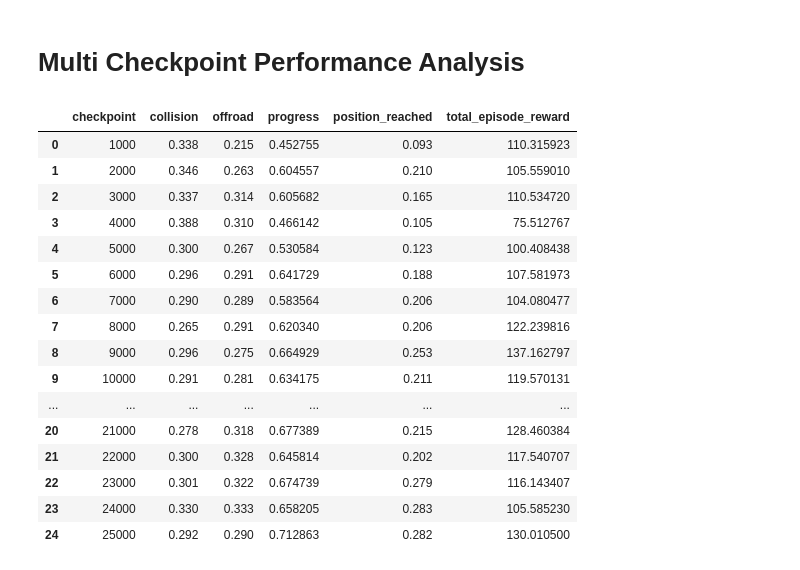
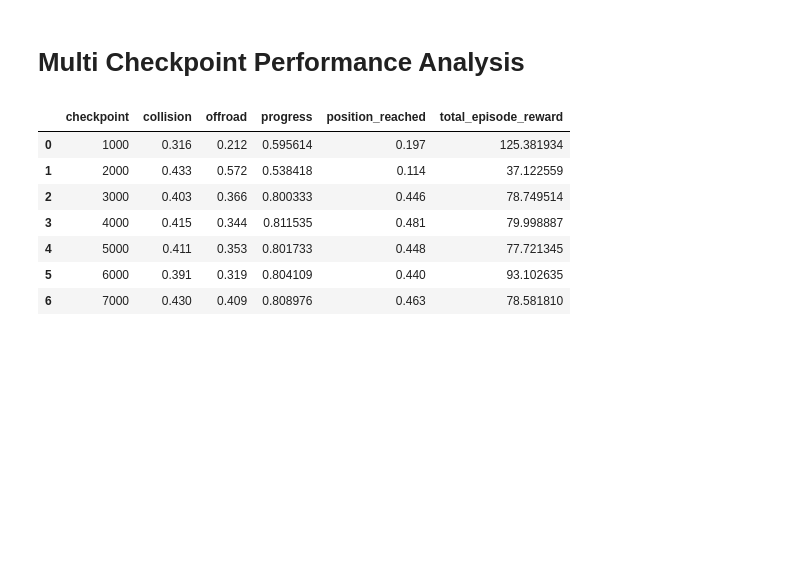
Before and after one commit to safehold17/Implicit-CL, a Jupyter notebook: evaluation/multi_checkpoint_performance_analysis.ipynb, the cells around one changed output. Cells and saved outputs as stored; diff of their text form; code cells hidden in the pictures; blank space fills up the shorter version.

```diff
--- a/evaluation/multi_checkpoint_performance_analysis.ipynb
+++ b/evaluation/multi_checkpoint_performance_analysis.ipynb
@@ -71,27 +71,18 @@ def plot_metric_curves(summary_df: pd.DataFrame, metric_columns: list[str]) -> N
     ax.legend()
     plt.show()
 # %%
-evaluation_dir = Path("/home/chen/thesis/Experiments/Baseline-1/evaluation")
+evaluation_dir = Path("/home/chen/thesis/Experiments/Baseline-10K-512steps/evaluation")
 summary_df = load_checkpoint_means(evaluation_dir)
 summary_df
 # %% [output]
 |  | checkpoint | collision | offroad | progress | position_reached | total_episode_reward |
-| 0 | 1000 | 0.338 | 0.215 | 0.452755 | 0.093 | 110.315923 |
-| 1 | 2000 | 0.346 | 0.263 | 0.604557 | 0.210 | 105.559010 |
-| 2 | 3000 | 0.337 | 0.314 | 0.605682 | 0.165 | 110.534720 |
-| 3 | 4000 | 0.388 | 0.310 | 0.466142 | 0.105 | 75.512767 |
-| 4 | 5000 | 0.300 | 0.267 | 0.530584 | 0.123 | 100.408438 |
-| 5 | 6000 | 0.296 | 0.291 | 0.641729 | 0.188 | 107.581973 |
-| 6 | 7000 | 0.290 | 0.289 | 0.583564 | 0.206 | 104.080477 |
-| 7 | 8000 | 0.265 | 0.291 | 0.620340 | 0.206 | 122.239816 |
-| 8 | 9000 | 0.296 | 0.275 | 0.664929 | 0.253 | 137.162797 |
-| 9 | 10000 | 0.291 | 0.281 | 0.634175 | 0.211 | 119.570131 |
-| ... | ... | ... | ... | ... | ... | ... |
-| 20 | 21000 | 0.278 | 0.318 | 0.677389 | 0.215 | 128.460384 |
-| 21 | 22000 | 0.300 | 0.328 | 0.645814 | 0.202 | 117.540707 |
-| 22 | 23000 | 0.301 | 0.322 | 0.674739 | 0.279 | 116.143407 |
-| 23 | 24000 | 0.330 | 0.333 | 0.658205 | 0.283 | 105.585230 |
-| 24 | 25000 | 0.292 | 0.290 | 0.712863 | 0.282 | 130.010500 |
+| 0 | 1000 | 0.316 | 0.212 | 0.595614 | 0.197 | 125.381934 |
+| 1 | 2000 | 0.433 | 0.572 | 0.538418 | 0.114 | 37.122559 |
+| 2 | 3000 | 0.403 | 0.366 | 0.800333 | 0.446 | 78.749514 |
+| 3 | 4000 | 0.415 | 0.344 | 0.811535 | 0.481 | 79.998887 |
+| 4 | 5000 | 0.411 | 0.353 | 0.801733 | 0.448 | 77.721345 |
+| 5 | 6000 | 0.391 | 0.319 | 0.804109 | 0.440 | 93.102635 |
+| 6 | 7000 | 0.430 | 0.409 | 0.808976 | 0.463 | 78.581810 |
 # %%
 plot_metric_curves(summary_df, METRIC_COLUMNS)
 # %% [output]
```
Also changed, not shown: parts of 2 cells of this notebook, 8 other files.
